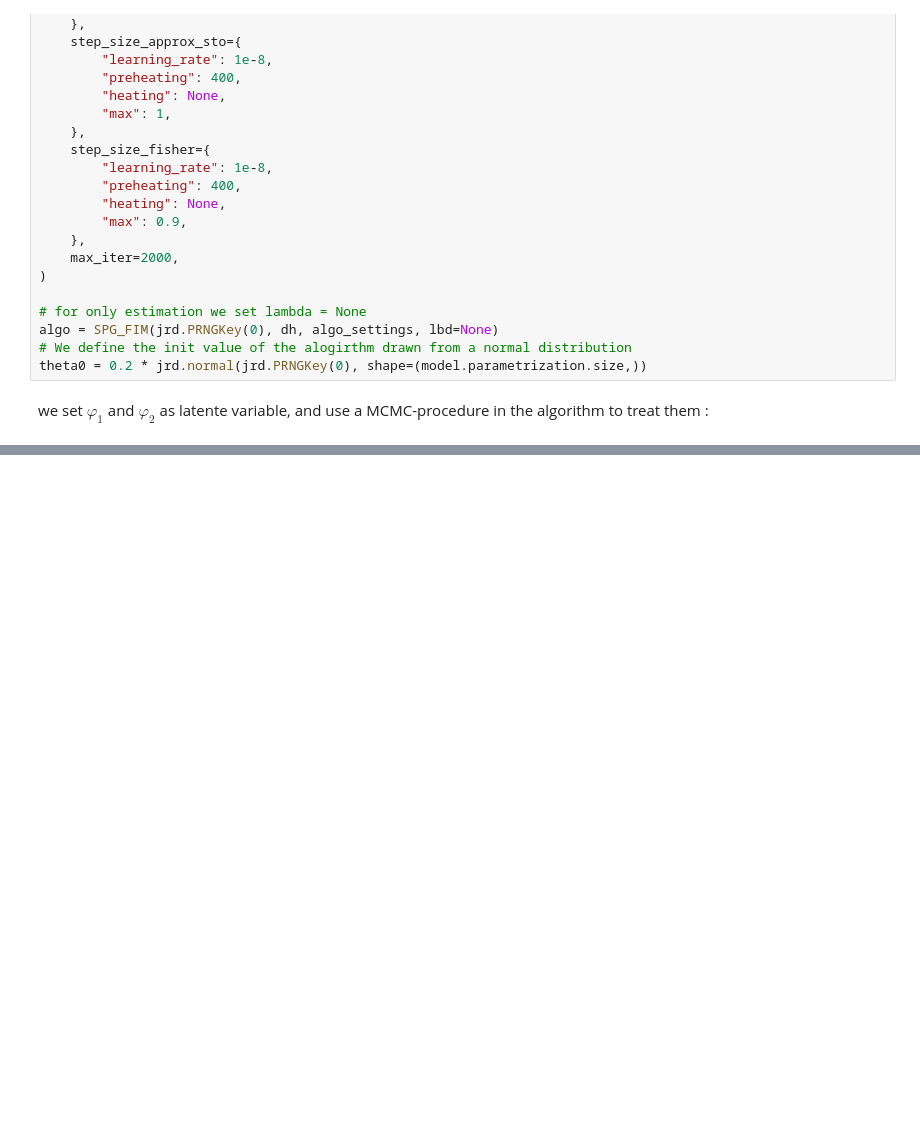
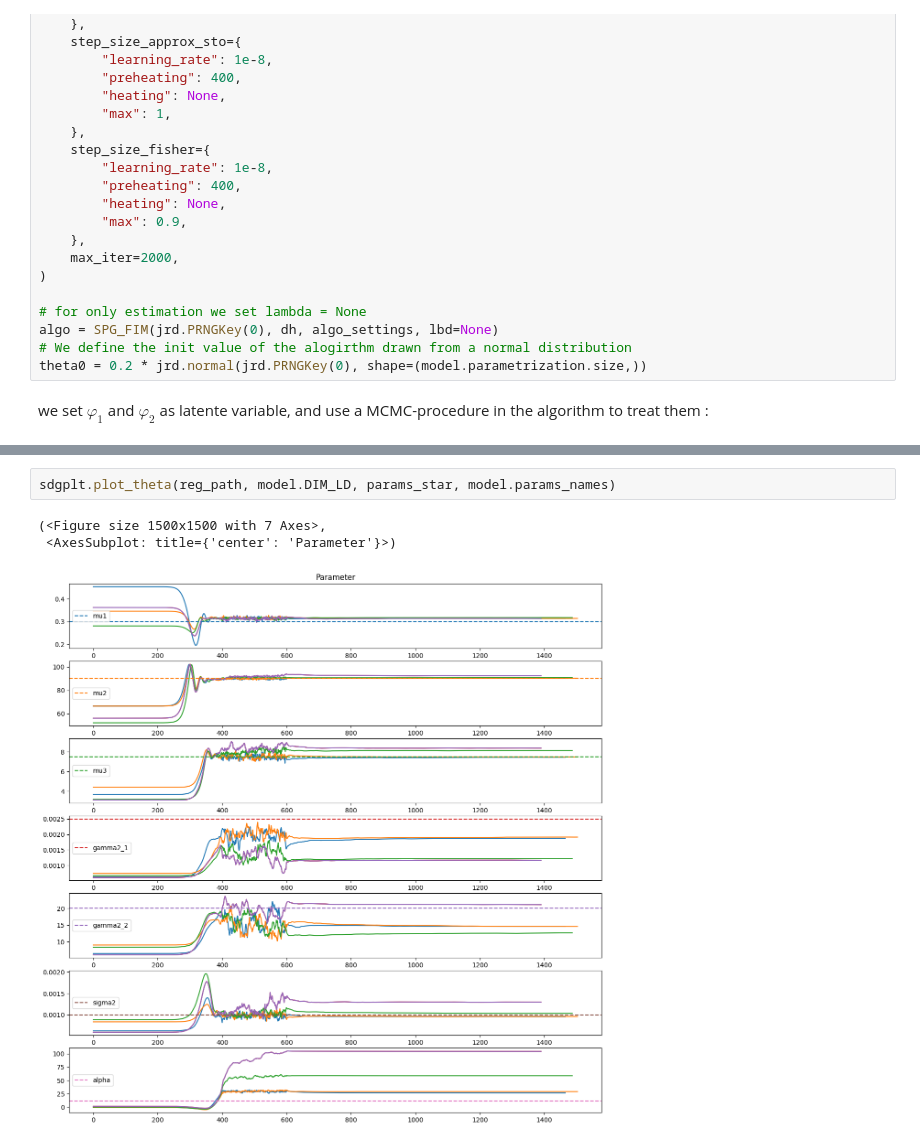
Before and after one commit to caillebotteAntoine/sdg4varselect, a Jupyter notebook: examples/logistic_model_example.ipynb, the cells around one changed output, grey strips where cells are left out. Cells and saved outputs as stored; diff of their text form; blank space fills up the shorter version.

```diff
--- a/examples/logistic_model_example.ipynb
+++ b/examples/logistic_model_example.ipynb
@@ -127,0 +258,6 @@ plot_theta_HD(multi_estim, model.DIM_LD, params_star, model.params_names)
+# %%
+sdgplt.plot_theta(reg_path, model.DIM_LD, params_star, model.params_names)
+# %% [output]
+(<Figure size 1500x1500 with 7 Axes>,
+ <AxesSubplot: title={'center': 'Parameter'}>)
+[figure, added]
```
Also changed, not shown: parts of 14 cells of this notebook, 9 other files.
